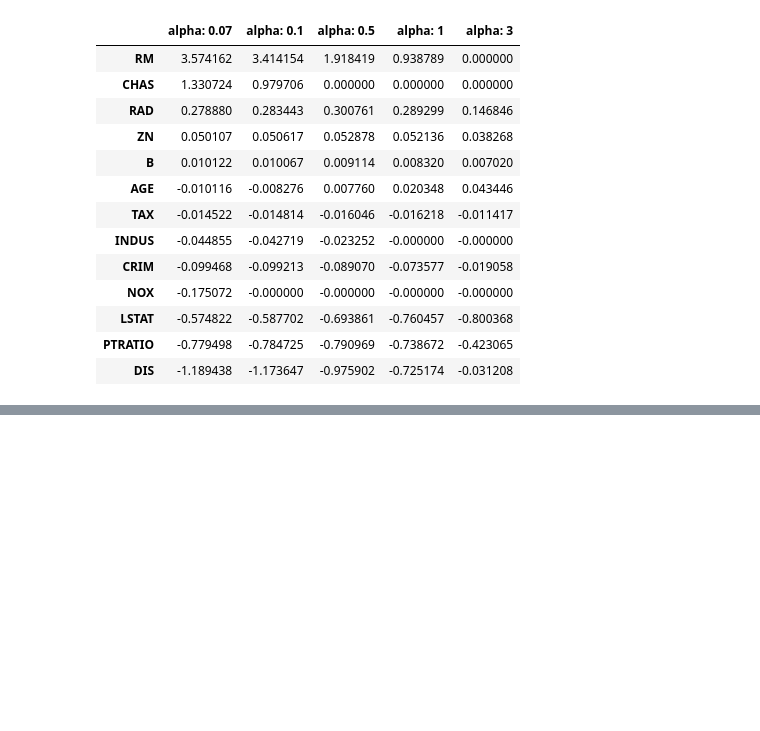
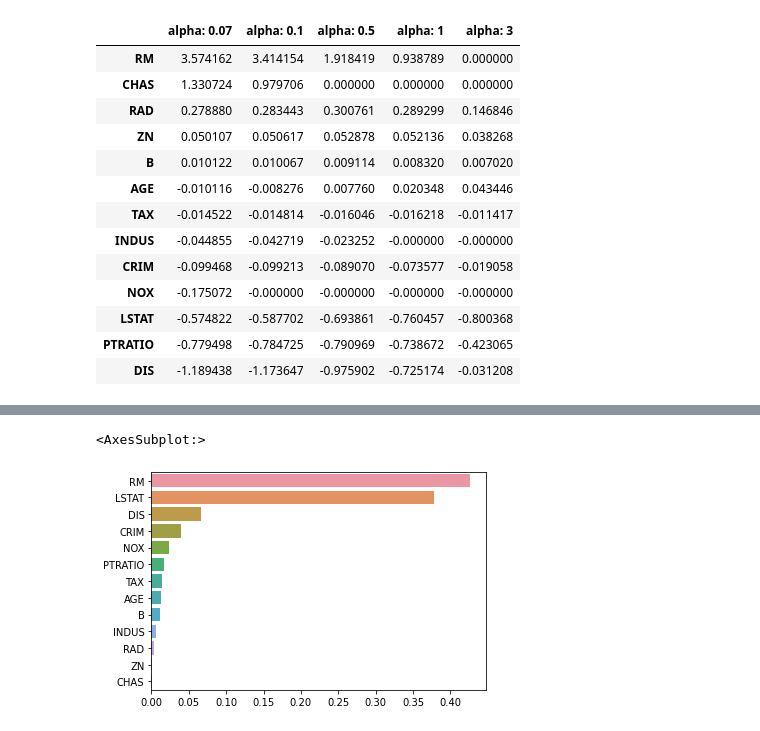
Before and after one commit to llewyn-jh/regression, a Jupyter notebook: regression.ipynb, the cells around one changed output, grey strips where cells are left out. Drawn from its saved outputs; the diff is of its cells as text; code cells hidden in the pictures; blank space fills up the shorter version.

```diff
--- a/regression.ipynb
+++ b/regression.ipynb
@@ -328,0 +351,21 @@ coeff_elastic_df.sort_values(by='alpha: 0.07', ascending=False)
+# %%
+alphas = [0.1, 1, 10, 100]
+scale_methods = [('None', None),
+                 ('Standard', None),
+                 ('Standard', 2),
+                 ('MinMax', None),
+                 ('MinMax', 2),
+                 ('Log', None)]
+
+for scale_method in scale_methods:
+    x_data_scaled = get_scaled_data(method=scale_method[0],
+                                    p_degree=scale_method[1],
+                                    input_data=x_data)
+    print('\n## 변환 유형: {0}, Polynomial Degree: {1}'.format(scale_method[0], scale_method[1]))
+
+    get_linear_reg_eval('Ridge',
+                        params=alphas,
+                        x_data=x_data_scaled,
+                        y_target=y_target,
+                        verbose=False,
+                        return_coeff=False)
@@ -328,0 +442,10 @@ coeff_elastic_df.sort_values(by='alpha: 0.07', ascending=False)
+# %%
+rf_reg = RandomForestRegressor(random_state=0, n_estimators=1000)
+rf_reg.fit(x_data, y_target)
+
+feature_series = pd.Series(data=rf_reg.feature_importances_, index=x_data.columns)
+feature_series = feature_series.sort_values(ascending=False)
+sns.barplot(x=feature_series, y=feature_series.index)
+# %% [output]
+<AxesSubplot:>
+[figure, added]
```
Also changed, not shown: parts of 26 cells of this notebook.
